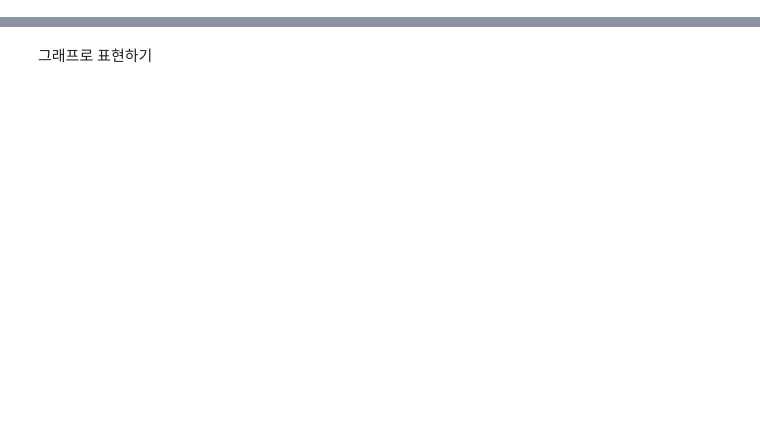
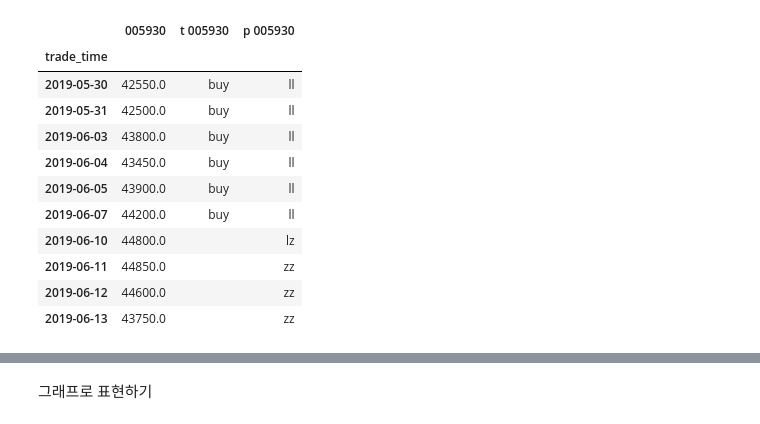
Before and after one commit to KUAI-Stock-Trading/lecture, a Jupyter notebook: w2/w2-15 fs Bollinger bands.ipynb, the cells around one changed output, grey strips where cells are left out. Saved outputs shown, nothing was run; the diff lists cells and outputs as text; code cells hidden in the pictures; blank space fills up the shorter version.

```diff
--- a/w2/w2-15 fs Bollinger bands.ipynb
+++ b/w2/w2-15 fs Bollinger bands.ipynb
@@ -48,15 +83,28 @@ book = trd.tradings(sample, book, thd, cd, buy, short=False)
 # %%
 # 포지션 계산
 book = trd.position(book, cd)
 # position(트레이딩북, 종목코드) - 트레이딩 전략 수행에 수반되는 포지션 판단
 '''
     z : zero
     l : long
     s : short
     zz : zero to zero
     zl : zero to long
     lz : long to zero
 '''
-book['2018-02-01':'2018-02-20']
+book[-10:]
+# %% [output]
+|  | 005930 | t 005930 | p 005930 |
+| trade_time |  |  |  |
+| 2019-05-30 | 42550.0 | buy | ll |
+| 2019-05-31 | 42500.0 | buy | ll |
+| 2019-06-03 | 43800.0 | buy | ll |
+| 2019-06-04 | 43450.0 | buy | ll |
+| 2019-06-05 | 43900.0 | buy | ll |
+| 2019-06-07 | 44200.0 | buy | ll |
+| 2019-06-10 | 44800.0 |  | lz |
+| 2019-06-11 | 44850.0 |  | zz |
+| 2019-06-12 | 44600.0 |  | zz |
+| 2019-06-13 | 43750.0 |  | zz |
 # %%
 # 수익률 계산
```
Also changed, not shown: parts of 21 cells of this notebook, 6 other files.
